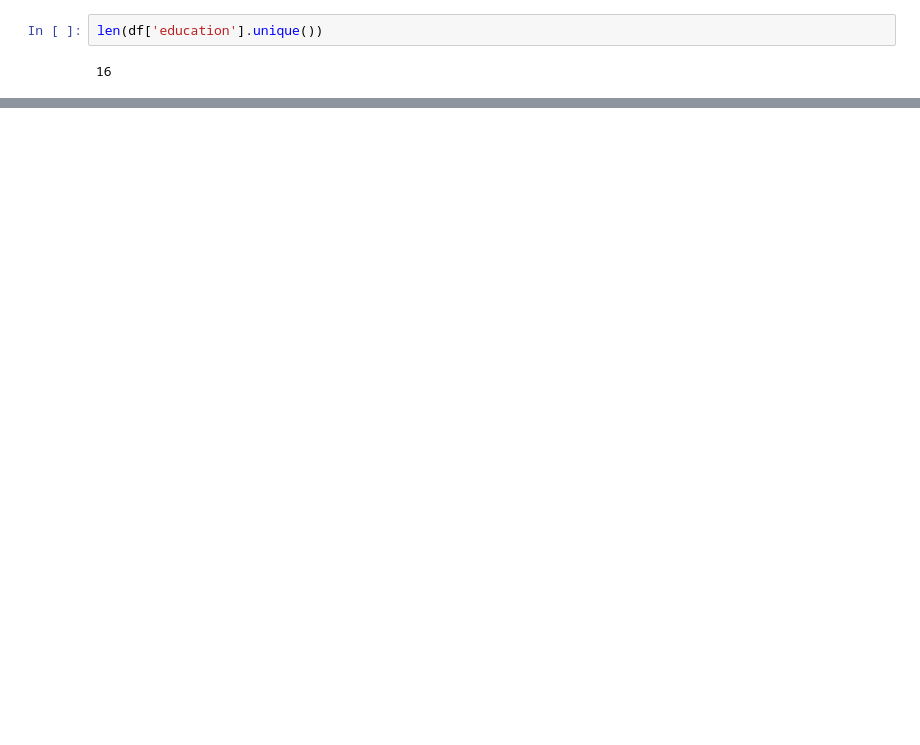
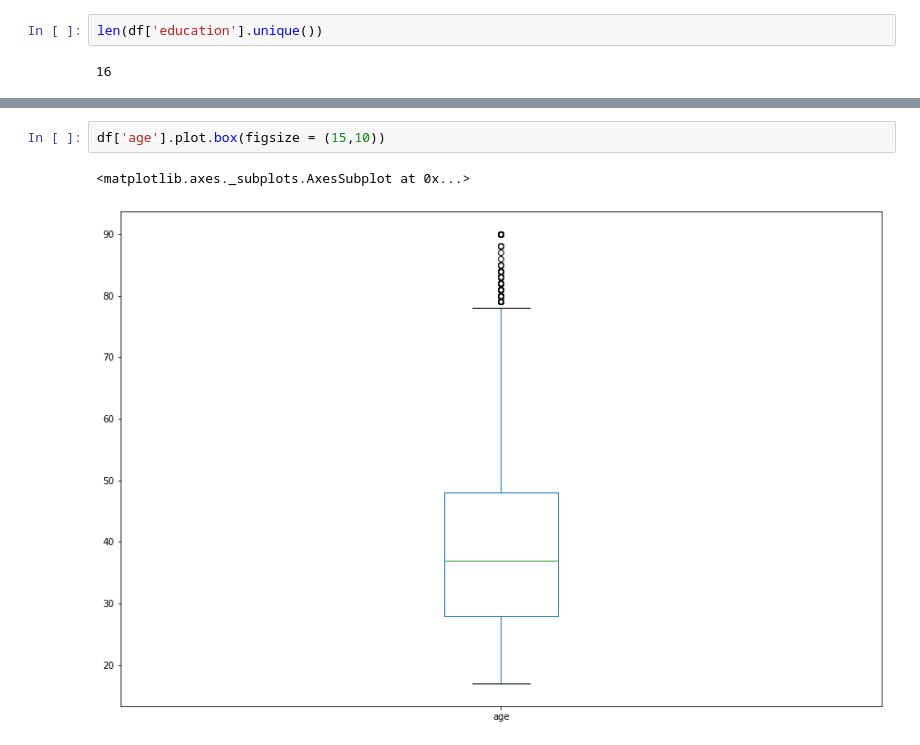
Before and after one commit to chandratop/IDS-Project, a Jupyter notebook: Untitled.ipynb, the cells around one changed output, grey strips where cells are left out. Cells and saved outputs as stored; diff of their text form; blank space fills up the shorter version.

```diff
--- a/Untitled.ipynb
+++ b/Untitled.ipynb
@@ -58,0 +60,5 @@ len(df['education'].unique())
+# %%
+df['age'].plot.box(figsize = (15,10))
+# %% [output]
+<matplotlib.axes._subplots.AxesSubplot at 0x...>
+[figure, added]
```
Also changed, not shown: parts of 29 cells of this notebook, 1 other file.
